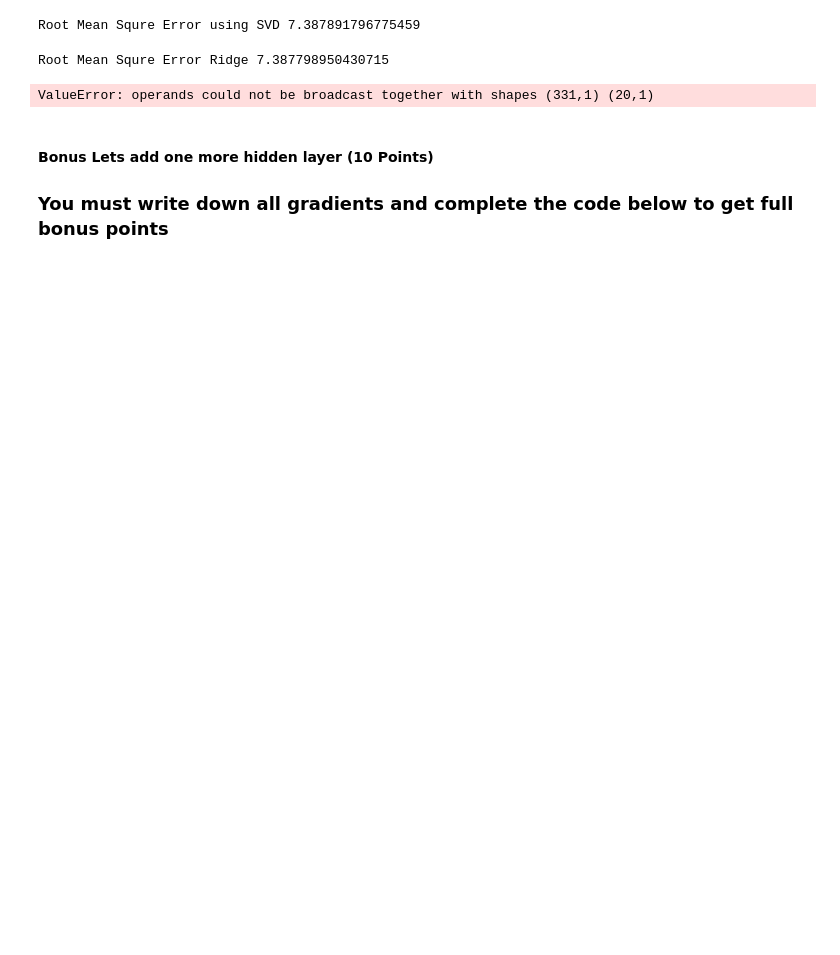
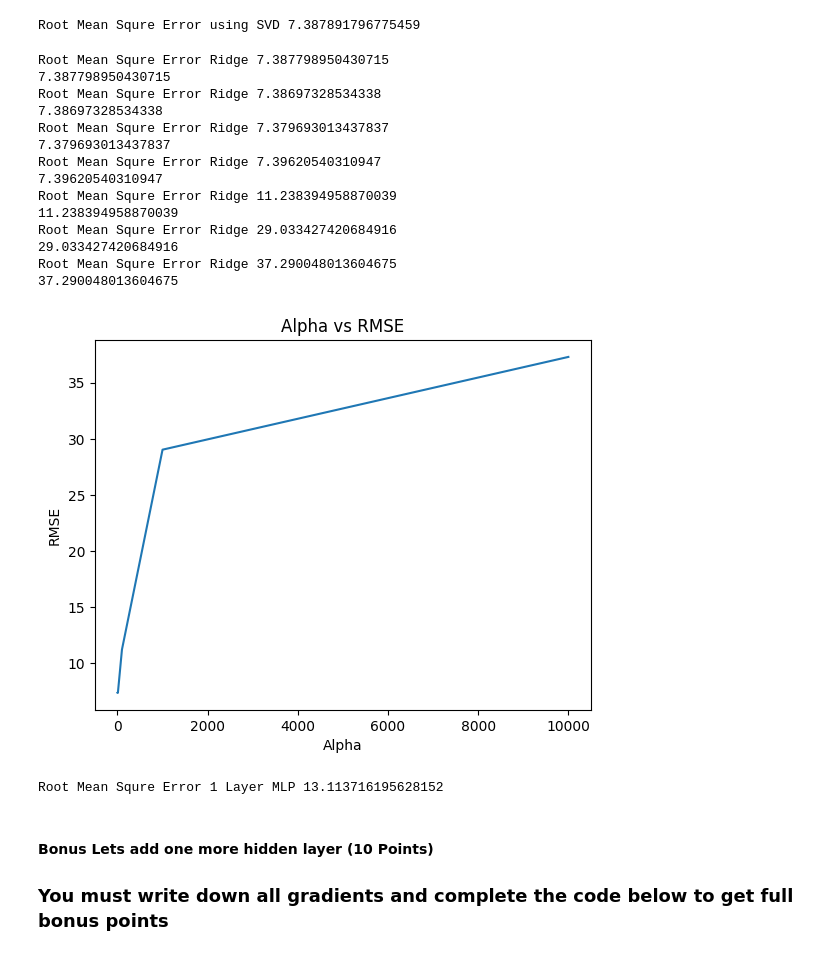
Before and after one commit to kkipngenokoech/MathsRequiredForAI, a Jupyter notebook: latex/HW4/Homework4/Homework4.ipynb, the cells around one changed output. Saved outputs shown, nothing was run; the diff lists cells and outputs as text; code cells hidden in the pictures; blank space fills up the shorter version.

```diff
--- a/latex/HW4/Homework4/Homework4.ipynb
+++ b/latex/HW4/Homework4/Homework4.ipynb
@@ -57,6 +57,7 @@ print(f"Root Mean Squre Error using SVD {rmse}")
 # %% [output]
 Root Mean Squre Error using SVD 7.387891796775459
 # %%
+import matplotlib.pyplot as plt
 class Model(object):
     """
      Ridge Regression.
@@ -101,36 +102,62 @@ class Model(object):
 
     def rmse(self, X, y):
         """
         Returns the RMSE(Root Mean Squared Error) when the model is validated.
 
         Arguments
         ----------
         X: nxp matrix of n examples with p covariates
         y: response variable vector for n examples
 
         Returns
         ----------
         RMSE when model is used to predict y
         """
         y_predict = self.predict(X=X)
         se = (y_predict-y) ** 2
         mse = se.mean()
         rmse = mse**0.5
         return rmse
 
 # Do not change the code below
 scaler = StandardScaler()
 X_scale = scaler.fit_transform(X)
 X_scale = np.asarray(X_scale)
 y = np.asarray(y)
 X_train, X_test, y_train, y_test = train_test_split(X_scale, y, test_size = 0.2, random_state = 42)
 my_model = Model()
+#! TODO: USE DIFFERENT SETS OF ALPHA VALUES TO FIND THE BEST ALPHA
+alphas = [0.01, 0.1, 1, 10, 100, 1000, 10000]
+RMSES = []
+for alpha in alphas:
+    my_model.fit(X=X_train, y=y_train, alpha=alpha)
+    rmse = my_model.rmse(X=X_test, y=y_test)
+    RMSES.append(rmse)
+    print(f"Root Mean Squre Error Ridge {rmse}")
+    print(my_model.rmse(X=X_test, y=y_test))
 
-my_model.fit(X=X_train, y=y_train, alpha=0.01)
-rmse = my_model.rmse(X=X_test, y=y_test)
-print(f"Root Mean Squre Error Ridge {rmse}")
+# plot different alpha values against RMSE
+plt.plot(alphas, RMSES)
+plt.xlabel('Alpha')
+plt.ylabel('RMSE')
+plt.title('Alpha vs RMSE')
+plt.show()
 # %% [output]
 Root Mean Squre Error Ridge 7.387798950430715
+7.387798950430715
+Root Mean Squre Error Ridge 7.38697328534338
+7.38697328534338
+Root Mean Squre Error Ridge 7.379693013437837
+7.379693013437837
+Root Mean Squre Error Ridge 7.39620540310947
+7.39620540310947
+Root Mean Squre Error Ridge 11.238394958870039
+11.238394958870039
+Root Mean Squre Error Ridge 29.033427420684916
+29.033427420684916
+Root Mean Squre Error Ridge 37.290048013604675
+37.290048013604675
+[figure, added]
 # %%
 import numpy as np
 
@@ -146,6 +173,9 @@ def sigmoid_derivative(x):
 def mse_loss(y_true, y_pred):
     return ((y_true - y_pred) ** 2).mean()
 
+def mse_loss_derivative(y_true, y_pred):
+    return -2 * (y_true - y_pred)/ y_true.size
+
 # Forward pass
 def forward_pass(x, W_h1, b_h1, W_o, b_o):
     #TODO what is the output of the hidden layer
@@ -158,27 +188,32 @@ def forward_pass(x, W_h1, b_h1, W_o, b_o):
 
 # Backward pass
 def backward_pass(x, y_true, y_pred, z_h1, a_h1, W_h1, W_o):
-
     # Derivative of loss with respect to y_pred
     #TODO What type of loss function are we using, what is it's derivative ?
-    dL_dy_pred = -2 * (y_true - y_pred)
+    dL_dy_pred = mse_loss_derivative(y_true, y_pred)
+
 
     # Gradients for output layer
     #TODO remember the output layer is just a dense layer
-    dL_dW_o = dL_dy_pred * z_h1
-    dL_db_o = dL_dy_pred
+    dL_dW_o = np.dot(z_h1.T, dL_dy_pred)
+
+    dL_db_o = np.sum(dL_dy_pred, axis=0, keepdims=True)
+
 
     # Derivative of loss with respect to z_h1
     #TODO derivative with respect to the output of activation layer
-    dL_dz_h1 = dL_dy_pred * W_o
+
+    dL_dz_h1 = np.dot(dL_dy_pred, W_o.T)
+
 
     # Derivative of loss with respect to a_h1
     #TODO derivative with respect to the activation layer
-    dL_da_h1 = dL_da_h1 * sigmoid_derivative(a_h1)
+    dL_da_h1 = dL_dz_h1 * sigmoid_derivative(a_h1)
 
     # Gradients for hidden layer
     dL_dW_h1 = np.dot(x.T, dL_da_h1)
-    dL_db_h1 = dL_da_h1
+    dL_db_h1 = np.sum(dL_da_h1, axis=0, keepdims=True)
+
 
     return dL_dW_h1, dL_db_h1, dL_dW_o, dL_db_o
 
@@ -223,6 +258,7 @@ for i in range(100):
         best_weights = (W_h1.copy(), b_h1.copy(), W_o.copy(), b_o.copy())
 
     # Backward pass to get gradients
+
     dL_dW_h1, dL_db_h1, dL_dW_o, dL_db_o = backward_pass(X_train, y_train, y_pred, z_h1, a_h1, W_h1, W_o)
 
     # Now you would use the gradients to update the weights and biases
@@ -242,7 +278,7 @@ print(f"Root Mean Squre Error 1 Layer MLP {rmse}")
 #(331, 1)
 #Root Mean Squre Error 1 Layer MLP 15.69657819926082
 # %% [output]
-ValueError: operands could not be broadcast together with shapes (331,1) (20,1)
+Root Mean Squre Error 1 Layer MLP 13.113716195628152
 # %% [markdown]
 #### Bonus Lets add one more hidden layer (10 Points)
 ### You must write down all gradients and complete the code below to get full bonus points
```
Also changed, not shown: parts of 2 cells of this notebook, 7 other files.
